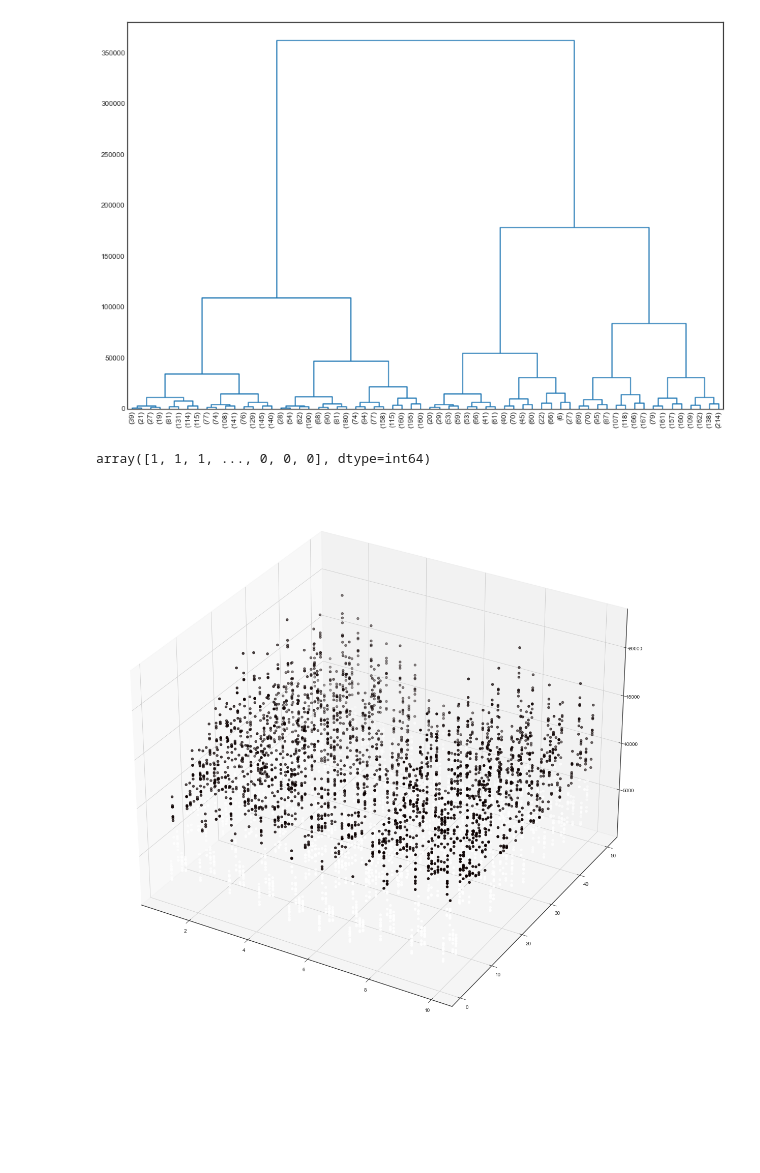
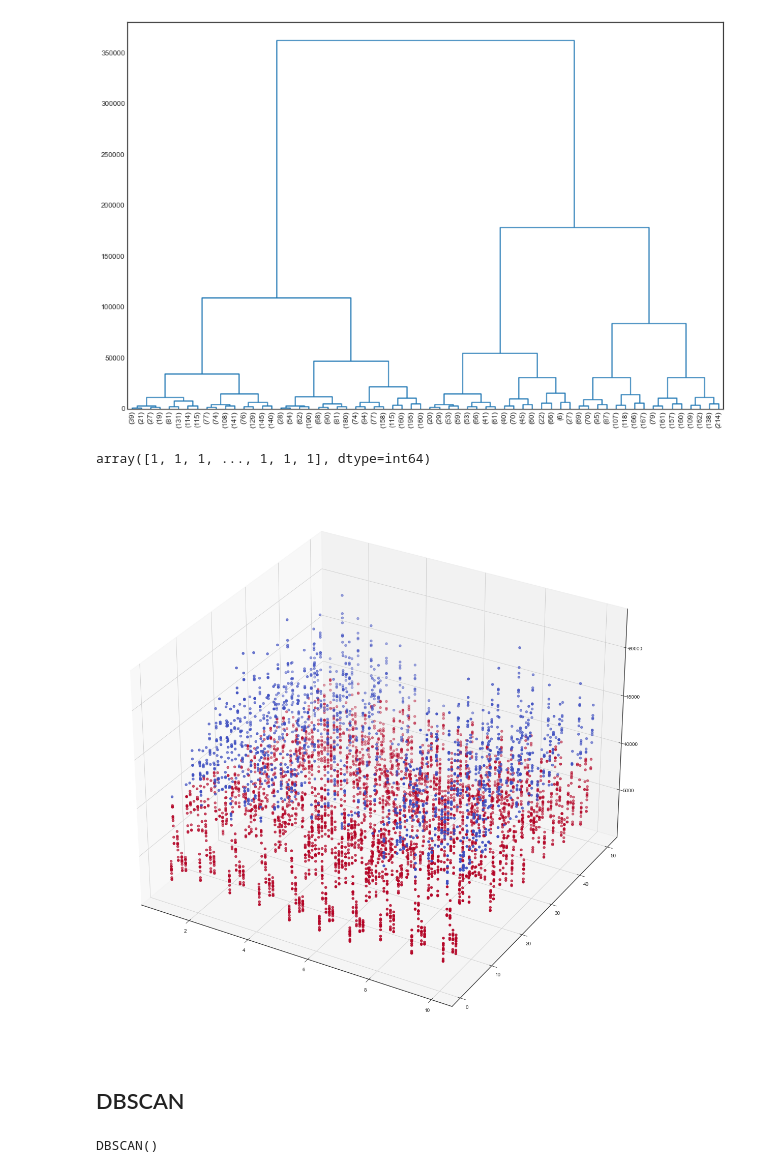
Before and after one commit to Nullifier225/StoreDemandPrediction, a Jupyter notebook: Practice Exercises.ipynb, the cells around one changed output. Saved outputs shown, nothing was run; the diff lists cells and outputs as text; code cells hidden in the pictures; blank space fills up the shorter version.

```diff
--- a/Practice Exercises.ipynb
+++ b/Practice Exercises.ipynb
@@ -216,15 +216,23 @@ plt.show()
 # %% [output]
 [figure]
 # %%
-cluster = AgglomerativeClustering(n_clusters=2, affinity='euclidean', linkage='ward')
+cluster = AgglomerativeClustering(n_clusters=2, affinity='euclidean', linkage='average')
 cluster.fit_predict(df_mm)
 # %% [output]
-array([1, 1, 1, ..., 0, 0, 0], dtype=int64)
+array([1, 1, 1, ..., 1, 1, 1], dtype=int64)
 # %%
 plt.figure(figsize=(20, 20))
 ax = plt.axes(projection ="3d")
 
-ax.scatter(df_mm['store'], df_mm['item'], df_mm['sales'], c = cluster.labels_, cmap = plt.hot())
+ax.scatter(df_mm['store'], df_mm['item'], df_mm['sales'], c = cluster.labels_, cmap = 'coolwarm')
 plt.show()
 # %% [output]
-[figure, old version]
+[figure, new version]
+# %% [markdown]
+## DBSCAN
+# %%
+from sklearn.cluster import DBSCAN
+dbscan=DBSCAN()
+dbscan.fit(df_mm)
+# %% [output]
+DBSCAN()
```
Also changed, not shown: parts of 1 cell of this notebook.
